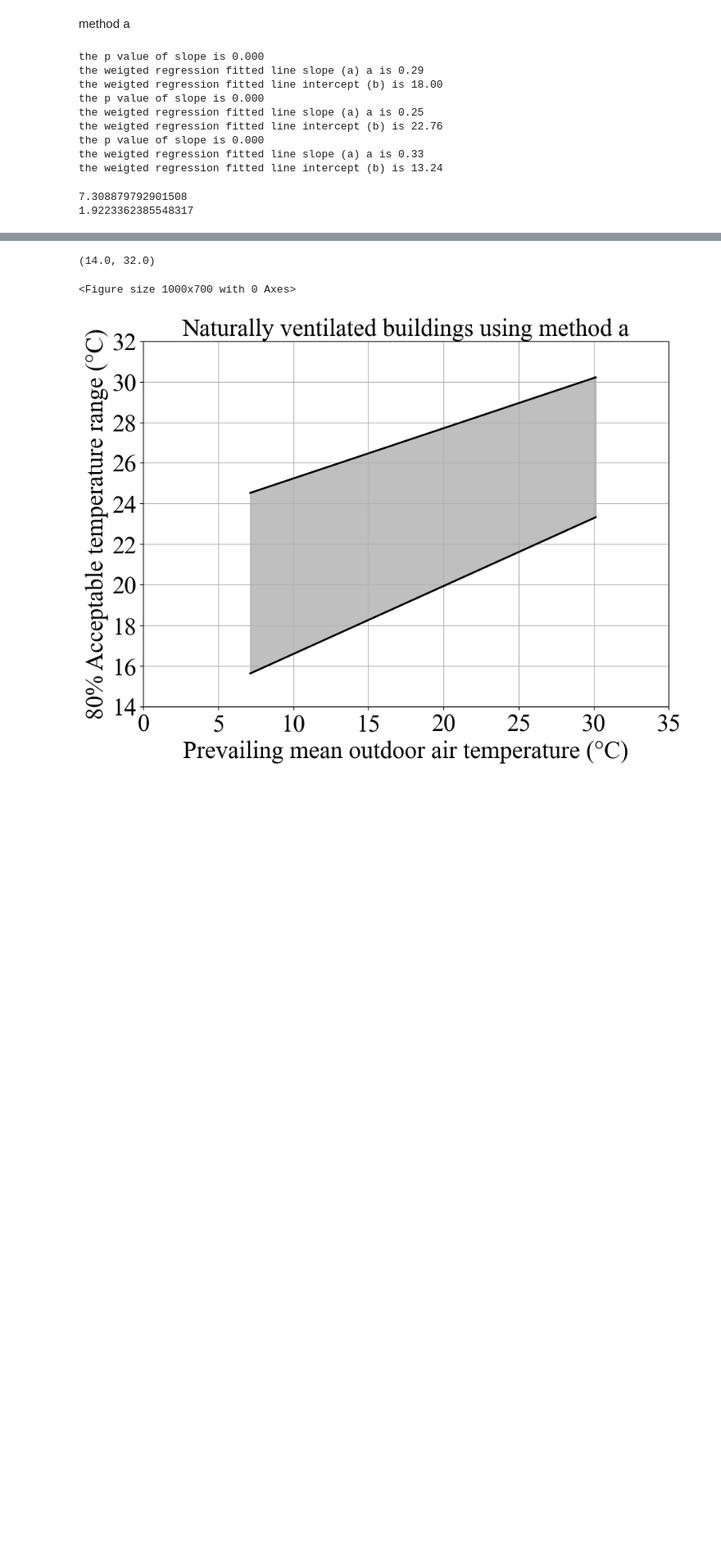
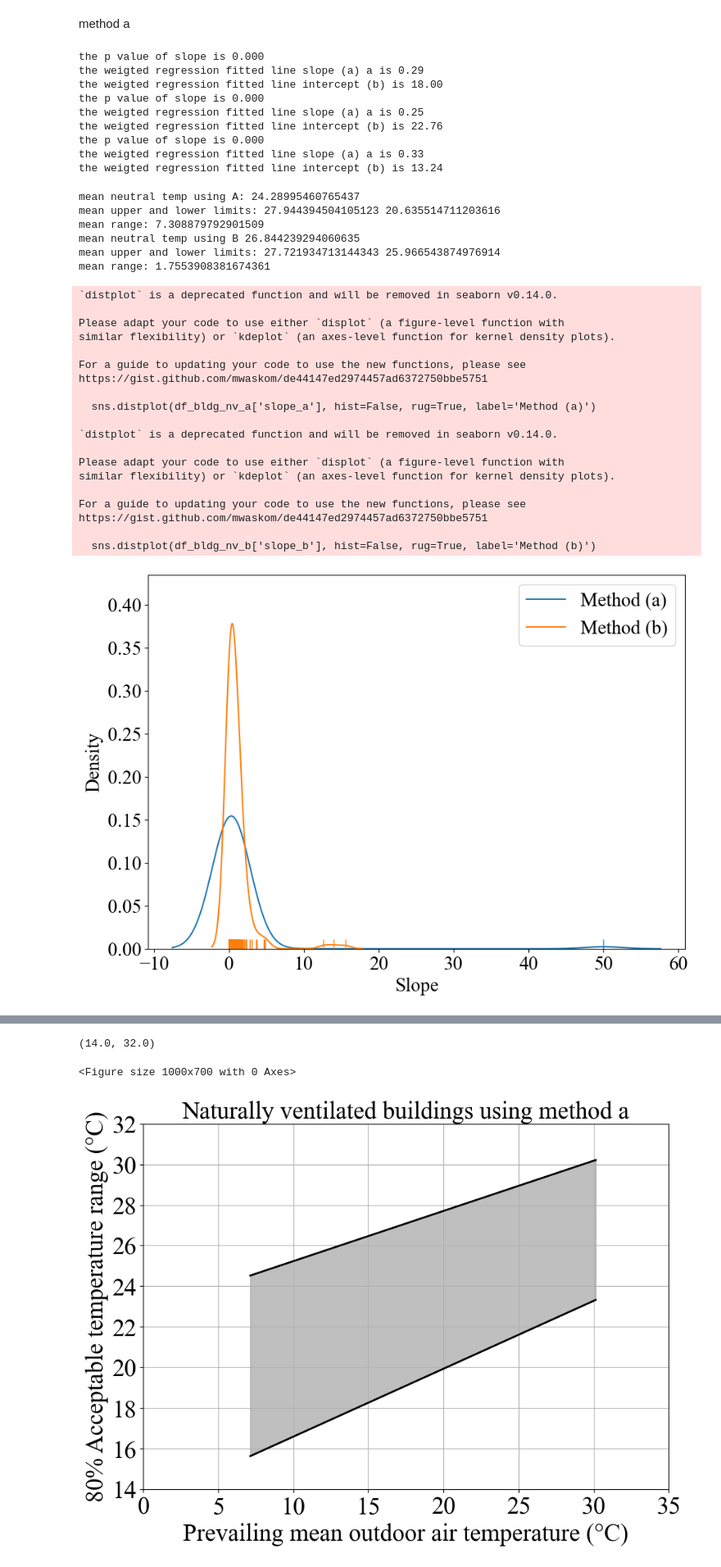
Before and after one commit to ruijis/causal-thinking-neutral-temperature, a Jupyter notebook: two-linear-regressions.ipynb, the cells around one changed output, grey strips where cells are left out. Shown at 82% size. Drawn from its saved outputs; the diff is of its cells as text; code cells hidden in the pictures; blank space fills up the shorter version.

```diff
--- a/two-linear-regressions.ipynb
+++ b/two-linear-regressions.ipynb
@@ -801,15 +824,63 @@ the weigted regression fitted line intercept (b) is 22.76
 the p value of slope is 0.000
 the weigted regression fitted line slope (a) a is 0.33
 the weigted regression fitted line intercept (b) is 13.24
-# %%
-# calculate the average value of t_80_diff_a and t_80_diff_b
-range_a = df_bldg_nv_a['t_80_diff_a'].mean()
-print(range_a)
-range_b = df_bldg_nv_a['t_80_diff_b'].mean()
-print(range_b)
-# %% [output]
-7.308879792901508
-1.9223362385548317
+# %%
+# calculate the average value of t_80_up_a and t_80_low_a, t_80_diff_b
+n_a = df_bldg_nv_a['n_t_a'].mean()
+up_a = df_bldg_nv_a['t_80_up_a'].mean()
+low_a = df_bldg_nv_a['t_80_low_a'].mean()
+range_a = df_bldg_nv_a['t_80_diff_a'].mean()
+print("mean neutral temp using A:", n_a)
+print("mean upper and lower limits:",up_a, low_a)
+print("mean range:", range_a)
+
+n_b = df_bldg_nv_b['n_t_b'].mean()
+up_b = df_bldg_nv_b['t_80_up_b'].mean()
+low_b = df_bldg_nv_b['t_80_low_b'].mean()
+range_b = df_bldg_nv_b['t_80_diff_b'].mean()
+print("mean neutral temp using B", n_b)
+print("mean upper and lower limits:",up_b, low_b)
+print("mean range:", range_b)
+# %% [output]
+mean neutral temp using A: 24.28995460765437
+mean upper and lower limits: 27.944394504105123 20.635514711203616
+mean range: 7.308879792901509
+mean neutral temp using B 26.844239294060635
+mean upper and lower limits: 27.721934713144343 25.966543874976914
+mean range: 1.7553908381674361
+# %%
+# distribution of the slope_a and slope_b
+plt.figure(figsize=(10, 7))
+sns.distplot(df_bldg_nv_a['slope_a'], hist=False, rug=True, label='Method (a)')
+sns.distplot(df_bldg_nv_b['slope_b'], hist=False, rug=True, label='Method (b)')
+plt.xlabel('Slope', fontsize=20)
+plt.ylabel('Density', fontsize=20)
+plt.xticks(fontsize=20)
+plt.yticks(fontsize=20)
+plt.legend(fontsize=20)
+plt.grid(False)
+plt.show()
+# %% [output]
+`distplot` is a deprecated function and will be removed in seaborn v0.14.0.
+
+Please adapt your code to use either `displot` (a figure-level function with
+similar flexibility) or `kdeplot` (an axes-level function for kernel density plots).
+
+For a guide to updating your code to use the new functions, please see
+https://gist.github.com/mwaskom/de44147ed2974457ad6372750bbe5751
+
+  sns.distplot(df_bldg_nv_a['slope_a'], hist=False, rug=True, label='Method (a)')
+
+`distplot` is a deprecated function and will be removed in seaborn v0.14.0.
+
+Please adapt your code to use either `displot` (a figure-level function with
+similar flexibility) or `kdeplot` (an axes-level function for kernel density plots).
+
+For a guide to updating your code to use the new functions, please see
+https://gist.github.com/mwaskom/de44147ed2974457ad6372750bbe5751
+
+  sns.distplot(df_bldg_nv_b['slope_b'], hist=False, rug=True, label='Method (b)')
+[figure, added]
 # %%
 # plot the same diagram as ACM, with constant range
 plt.figure(figsize=(10, 7))
```
Also changed, not shown: parts of 33 cells of this notebook, 7 other files.
